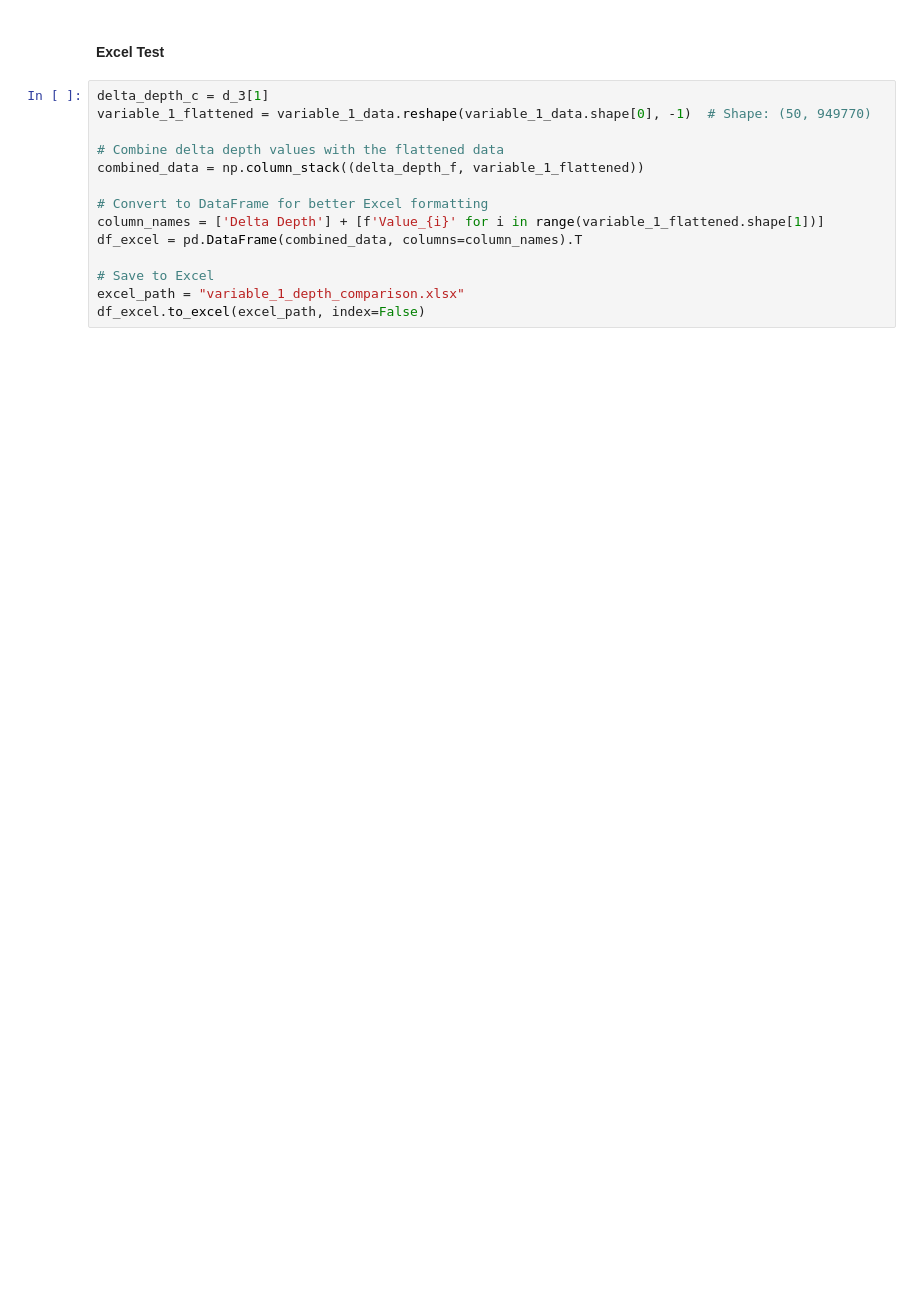
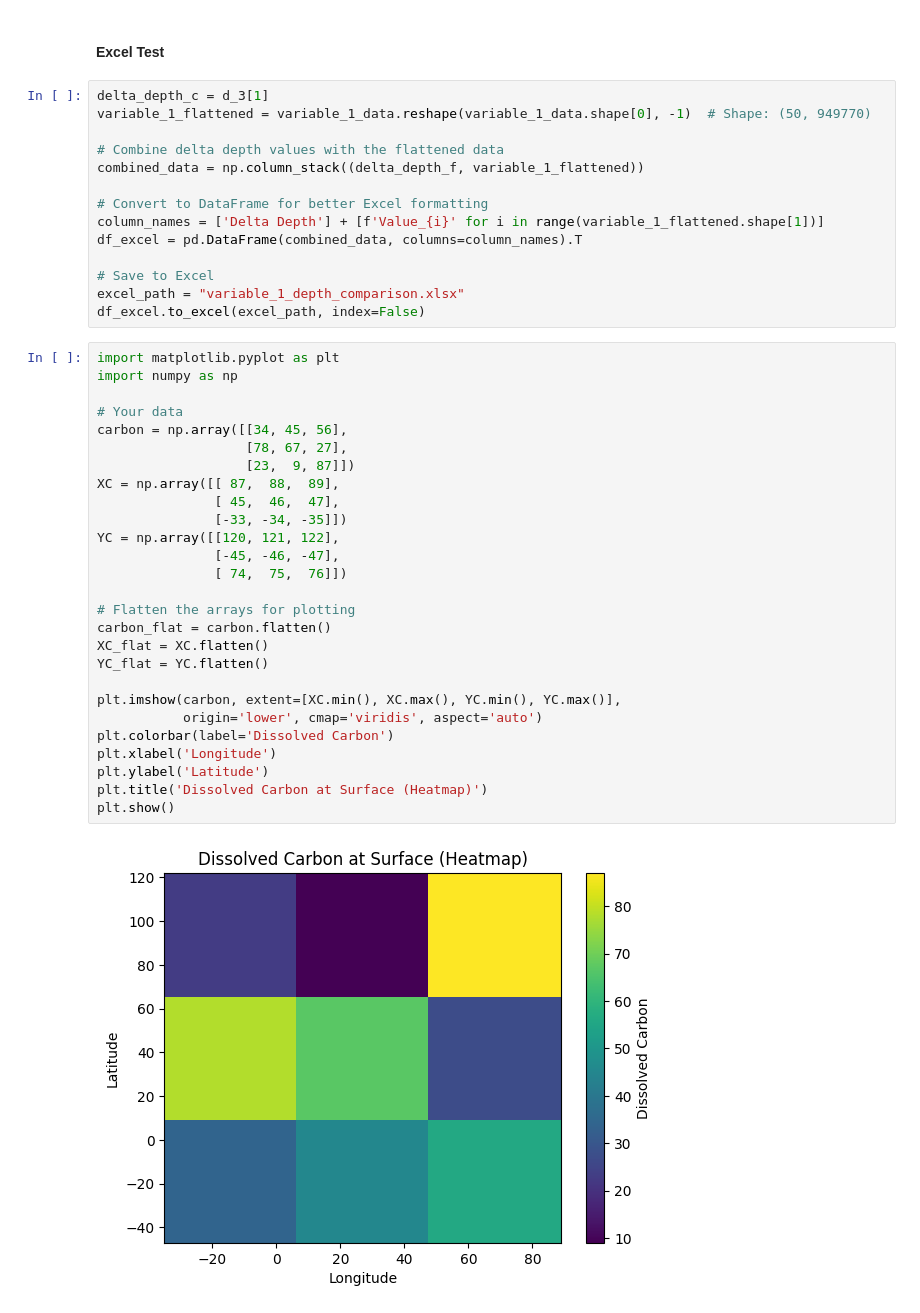
Before and after one commit to somanshuprasad/DeepCarbonMapping, a Jupyter notebook: scratch.ipynb, the cells around one changed output. Cells and saved outputs as stored; diff of their text form; blank space fills up the shorter version.

```diff
--- a/scratch.ipynb
+++ b/scratch.ipynb
@@ -112,3 +229,32 @@ df_excel = pd.DataFrame(combined_data, columns=column_names).T
 # Save to Excel
 excel_path = "variable_1_depth_comparison.xlsx"
 df_excel.to_excel(excel_path, index=False)
+# %%
+import matplotlib.pyplot as plt
+import numpy as np
+
+# Your data
+carbon = np.array([[34, 45, 56],
+                   [78, 67, 27],
+                   [23,  9, 87]])
+XC = np.array([[ 87,  88,  89],
+               [ 45,  46,  47],
+               [-33, -34, -35]])
+YC = np.array([[120, 121, 122],
+               [-45, -46, -47],
+               [ 74,  75,  76]])
+
+# Flatten the arrays for plotting
+carbon_flat = carbon.flatten()
+XC_flat = XC.flatten()
+YC_flat = YC.flatten()
+
+plt.imshow(carbon, extent=[XC.min(), XC.max(), YC.min(), YC.max()],
+           origin='lower', cmap='viridis', aspect='auto')
+plt.colorbar(label='Dissolved Carbon')
+plt.xlabel('Longitude')
+plt.ylabel('Latitude')
+plt.title('Dissolved Carbon at Surface (Heatmap)')
+plt.show()
+# %% [output]
+[figure, added]
```
Also changed, not shown: parts of 11 cells of this notebook.
